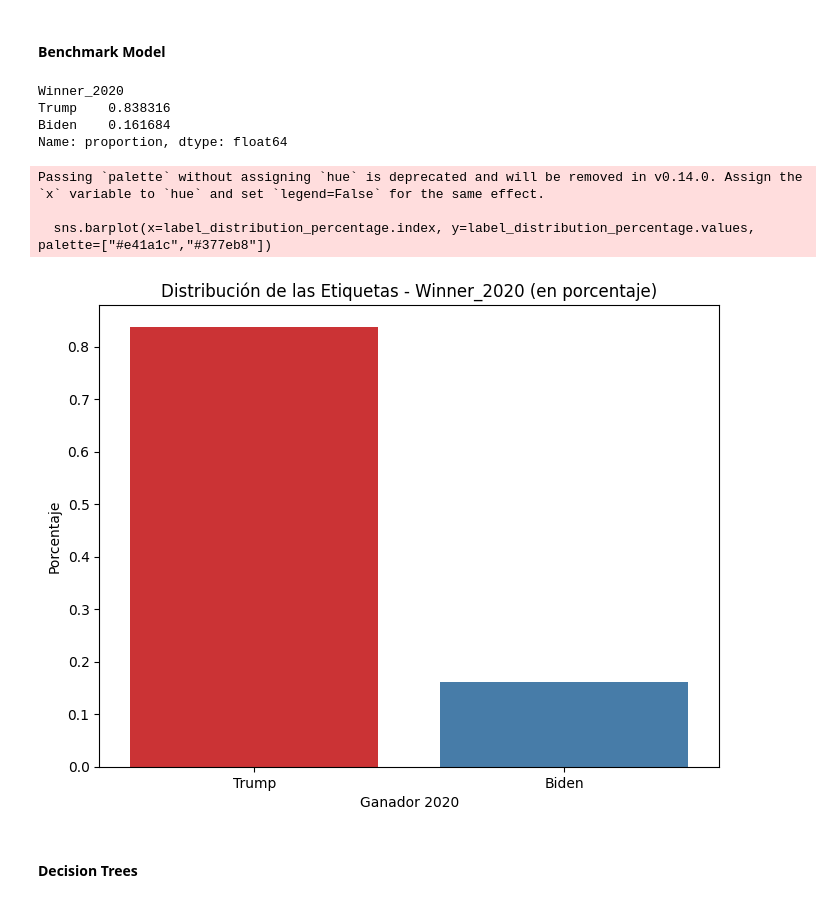
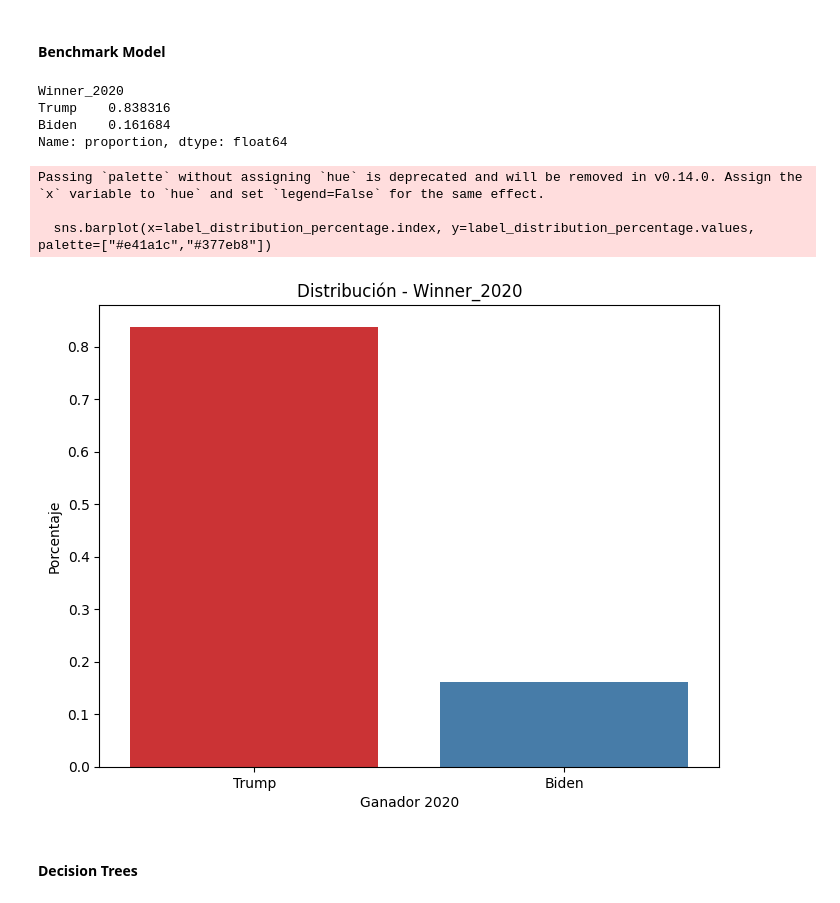
Before and after one commit to jorgegarcelan/elections_usa_2020, a Jupyter notebook: elections.ipynb, the cells around one changed output. Saved outputs shown, nothing was run; the diff lists cells and outputs as text; code cells hidden in the pictures.

```diff
--- a/elections.ipynb
+++ b/elections.ipynb
@@ -44,11 +44,14 @@ d1 = pd.read_csv("data/2020_US_County_Level_Presidential_Results.csv")
 # Crear nueva columna 'votes_others'
 d1['votes_others'] = d1['total_votes'] - (d1['votes_gop'] + d1['votes_dem'])
 
+# Crear nueva columna 'perc votes_others'
+d1['perc votes_others'] = d1['votes_others'] / d1['total_votes']
+
 # Quedarse con columnas específicas
-d1 = d1[['state_name', 'county_fips', 'county_name', 'votes_gop', 'votes_dem', 'total_votes', 'votes_others', 'per_dem', 'per_gop']]
+d1 = d1[['state_name', 'county_fips', 'county_name', 'votes_gop', 'votes_dem', 'total_votes', 'votes_others', 'perc votes_others', 'per_dem', 'per_gop']]
 
 # Renombrar columnas
-d1.columns = ["state", "fips", "county", "Trump_2020", "Biden_2020", "Total_2020", "Other_2020", "Perc_Biden_2020", "Perc_Trump_2020"]
+d1.columns = ["state", "fips", "county", "Trump_2020", "Biden_2020", "Total_2020", "Other_2020", "Perc_Other_2020", "Perc_Biden_2020", "Perc_Trump_2020"]
 
 # Usar tabulate para mostrar las primeras 5 filas en formato de tabla
 print(tabulate(d1.head(), headers='keys', tablefmt='fancy_grid'))
@@ -212,29 +212,29 @@ X_train, X_val, y_train, y_val = train_test_split(X_train_val, y_train_val, test
 # %%
 # Obtener la distribución de las etiquetas en porcentaje
 label_distribution_percentage = data_class["Winner_2020"].value_counts(normalize=True)
 
 # Imprimir la distribución en porcentaje
 print(label_distribution_percentage)
 
 # Graficar la distribución de las etiquetas en porcentaje
 plt.figure(figsize=(8, 6))
 sns.barplot(x=label_distribution_percentage.index, y=label_distribution_percentage.values, palette=["#e41a1c","#377eb8"])
 
 # Añadir título y etiquetas
-plt.title("Distribución de las Etiquetas - Winner_2020 (en porcentaje)")
+plt.title("Distribución - Winner_2020")
 plt.xlabel("Ganador 2020")
 plt.ylabel("Porcentaje")
 
 # Mostrar el gráfico
 plt.show()
 # %% [output]
 Winner_2020
 Trump    0.838316
 Biden    0.161684
 Name: proportion, dtype: float64
 Passing `palette` without assigning `hue` is deprecated and will be removed in v0.14.0. Assign the `x` variable to `hue` and set `legend=False` for the same effect.
 
   sns.barplot(x=label_distribution_percentage.index, y=label_distribution_percentage.values, palette=["#e41a1c","#377eb8"])
-[figure, old version]
+[figure, new version]
 # %% [markdown]
 #### Decision Trees
```
Also changed, not shown: parts of 60 cells of this notebook.
